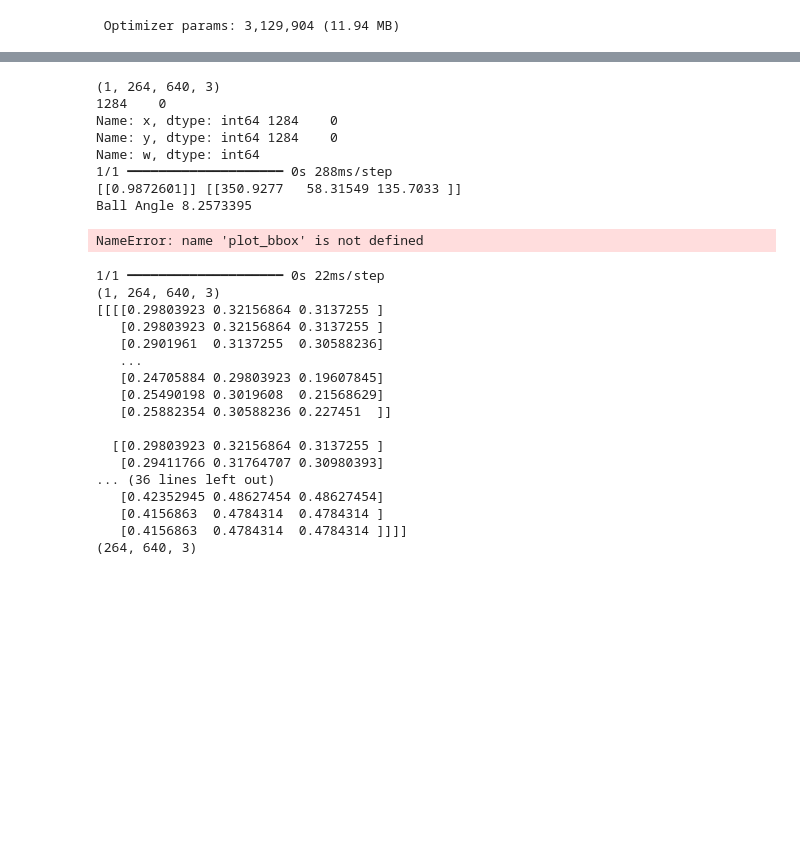
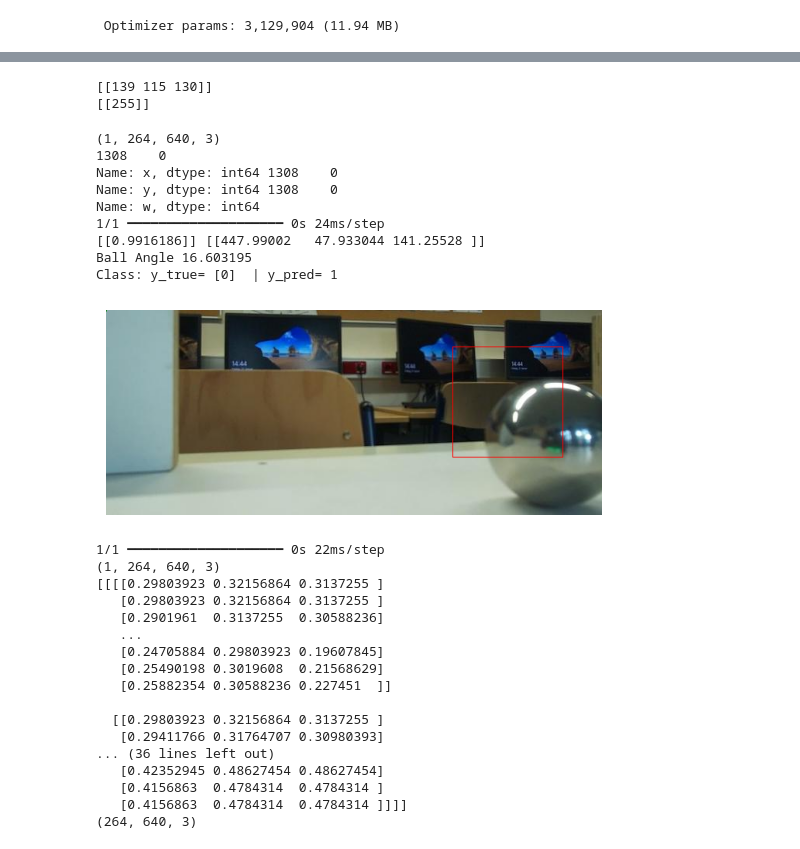
Before and after one commit to MasterOktagon/skill-issue-2025, a Jupyter notebook: raspi/ball_detection_ai.ipynb, the cells around one changed output, grey strips where cells are left out. Drawn from its saved outputs; the diff is of its cells as text; code cells hidden in the pictures; blank space fills up the shorter version.

Commit message:
model for uint8

```diff
--- a/raspi/ball_detection_ai.ipynb
+++ b/raspi/ball_detection_ai.ipynb
@@ -535,3 +593,18 @@ Model: "functional"
+# %%
+interpreter = tf.lite.Interpreter(model_path='ball_detection_uint8.tflite')
+interpreter.allocate_tensors()
+input_details = interpreter.get_input_details()
+output_details = interpreter.get_output_details()
+input_data = image = np.expand_dims(np.asarray(Image.open("./images/valid/frame598.jpg")), axis=0)
+interpreter.set_tensor(input_details[0]['index'], input_data)
+interpreter.invoke()
+output_data = interpreter.get_tensor(output_details[0]['index'])
+print(output_data)
+output_data = interpreter.get_tensor(output_details[1]['index'])
+print(output_data)
+# %% [output]
+[[139 115 130]]
+[[255]]
 # %%
 valid_dataset = pd.read_csv('./images/valid/dataset.csv')
 #print(valid_dataset)
@@ -563,17 +637,18 @@ def visualize_evaluation(model, name):
     print("Class: y_true=", yt_class, " | y_pred=", int(yp_class[0][0] >= 0.5))
     plt.show()
 # %%
-visualize_evaluation(new_model, "frame574.jpg")
+visualize_evaluation(new_model, "frame598.jpg")
 # %% [output]
 (1, 264, 640, 3)
-1284    0
-Name: x, dtype: int64 1284    0
-Name: y, dtype: int64 1284    0
+1308    0
+Name: x, dtype: int64 1308    0
+Name: y, dtype: int64 1308    0
 Name: w, dtype: int64
-1/1 ━━━━━━━━━━━━━━━━━━━━ 0s 288ms/step
-[[0.9872601]] [[350.9277   58.31549 135.7033 ]]
-Ball Angle 8.2573395
+1/1 ━━━━━━━━━━━━━━━━━━━━ 0s 24ms/step
+[[0.9916186]] [[447.99002   47.933044 141.25528 ]]
+Ball Angle 16.603195
+Class: y_true= [0]  | y_pred= 1
-NameError: name 'plot_bbox' is not defined
+[figure, added]
 # %%
 def visu_tets(sample_index):
     data = custom_test_gen
```
Also changed, not shown: parts of 5 cells of this notebook, 1 other file.
